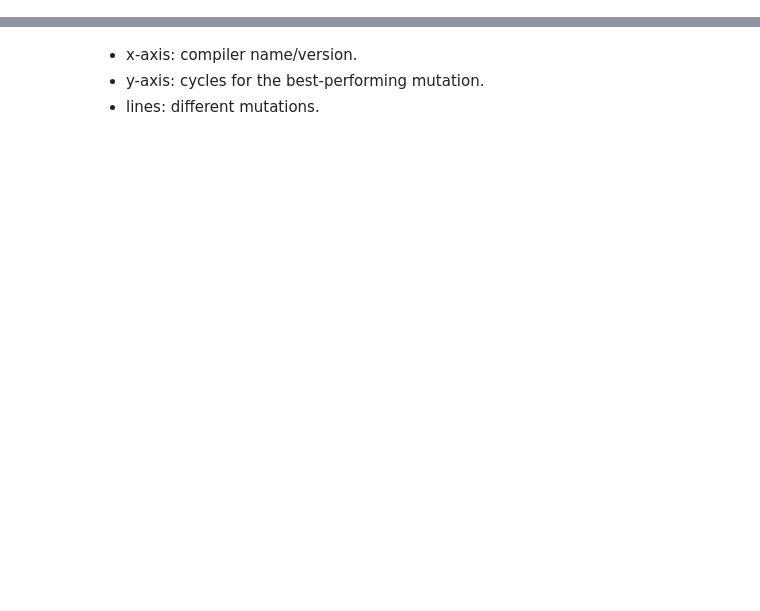
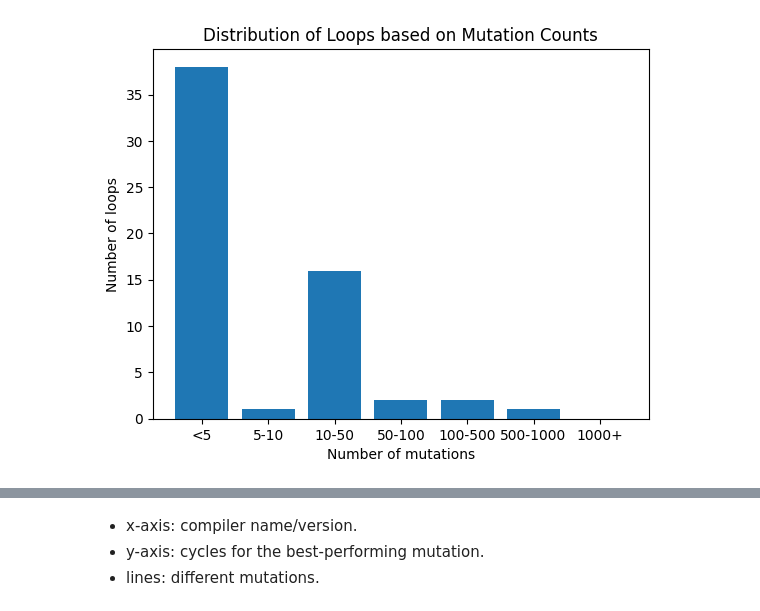
Before and after one commit to intel/program-optimization-advice-exploration-scripts, a Jupyter notebook: qaas-web/lore/backend/db_graph.ipynb, the cells around one changed output, grey strips where cells are left out. Drawn from its saved outputs; the diff is of its cells as text; code cells hidden in the pictures; blank space fills up the shorter version.

```diff
--- a/qaas-web/lore/backend/db_graph.ipynb
+++ b/qaas-web/lore/backend/db_graph.ipynb
@@ -477,7 +398,7 @@ plt.close('all')
 # %%
 #draw the historgram for the range count for the loops
 def process_mutation_count(vendor, version, raw_data):
-    refs_per_orig_loop_key = raw_data.get('refs_per_orig_loop_key', {})
+    refs_per_orig_loop_key = raw_data
     res = [len(v) for k, v in refs_per_orig_loop_key.items()]
     return res
 
@@ -507,3 +427,4 @@ plot_mutation_count_per_loop(iterate_compilers_and_load_data(process_mutation_co
+[figure, added]
 # %%
 plt.close('all')
 # %%
```
Also changed, not shown: parts of 14 cells of this notebook, 15 other files.
